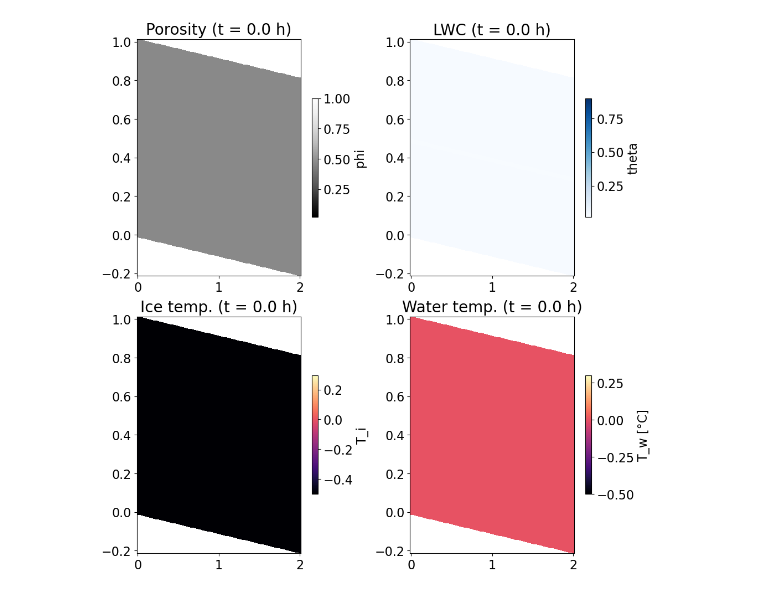
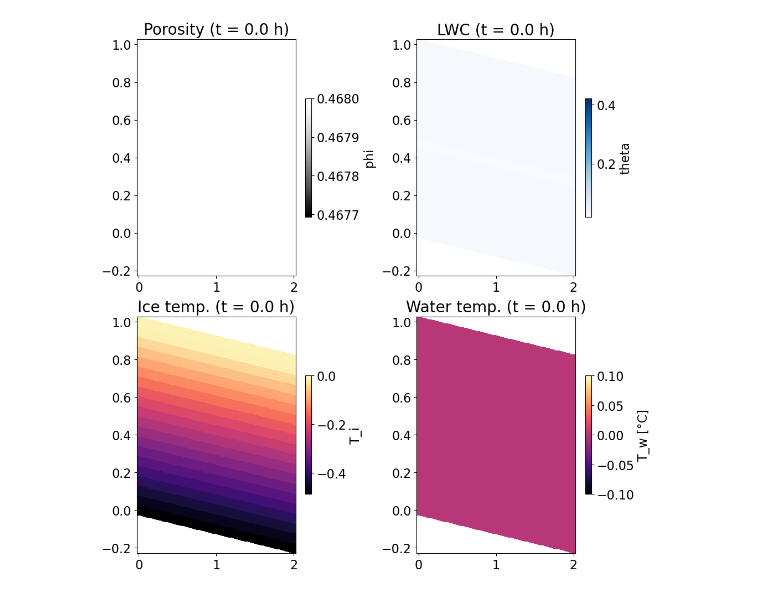
Before and after one commit to lannika-ut/Masterarbeit, a Jupyter notebook: animate_solution.ipynb, the cells around one changed output. Saved outputs shown, nothing was run; the diff lists cells and outputs as text; code cells hidden in the pictures.

```diff
--- a/animate_solution.ipynb
+++ b/animate_solution.ipynb
@@ -9,7 +9,7 @@ from dolfinx.fem import functionspace, Function
 import pickle
 from dolfinx import mesh
 # %%
-filename = "Test6_Annika_24h_finemesh"
+filename = "Test7_Annika_24h"
 with open("./solutions/"+filename+".pkl", "rb") as f:
     data_Annika = pickle.load(f)
 
@@ -106,32 +106,32 @@ def update(frame):
     time = data_Annika["times"][t_obs]
     theta_tot = p.theta_r.value + (0.9*porosity - p.theta_r.value)*Se(h_c, alpha_eval, N_eval)
 
     pmsh1.set_array(porosity.ravel())
     pmsh2.set_array(theta_tot.ravel())
     pmsh3.set_array(Ti.ravel())
     pmsh4.set_array(Tw.ravel())
 
     ax[0, 0].set_title(f"Porosity (t = {time/3600:.1f} h)", fontsize=20)
     ax[0, 1].set_title(f"LWC (t = {time/3600:.1f} h)", fontsize=20)
     ax[1, 0].set_title(f"Ice temp. (t = {time/3600:.1f} h)", fontsize=20)
     ax[1, 1].set_title(f"Water temp. (t = {time/3600:.1f} h)", fontsize=20)
 
     return pmsh1, pmsh2, pmsh3, pmsh4
 
 
 # Create animation
 num_frames = len(data_Annika["T_w"])  # or your max time index
-fps = 2
+fps = 3
 ani = animation.FuncAnimation(
     fig,
     update,
     frames=num_frames,
     interval=1000/fps,  # ms between frames
     blit=False,
     repeat=True
 )
 
 # Save animation
 ani.save("./animations/"+ filename + ".mp4", writer="ffmpeg", fps=fps)
 # %% [output]
-[figure, old version]
+[figure, new version]
```
Also changed, not shown: 4 other files.
